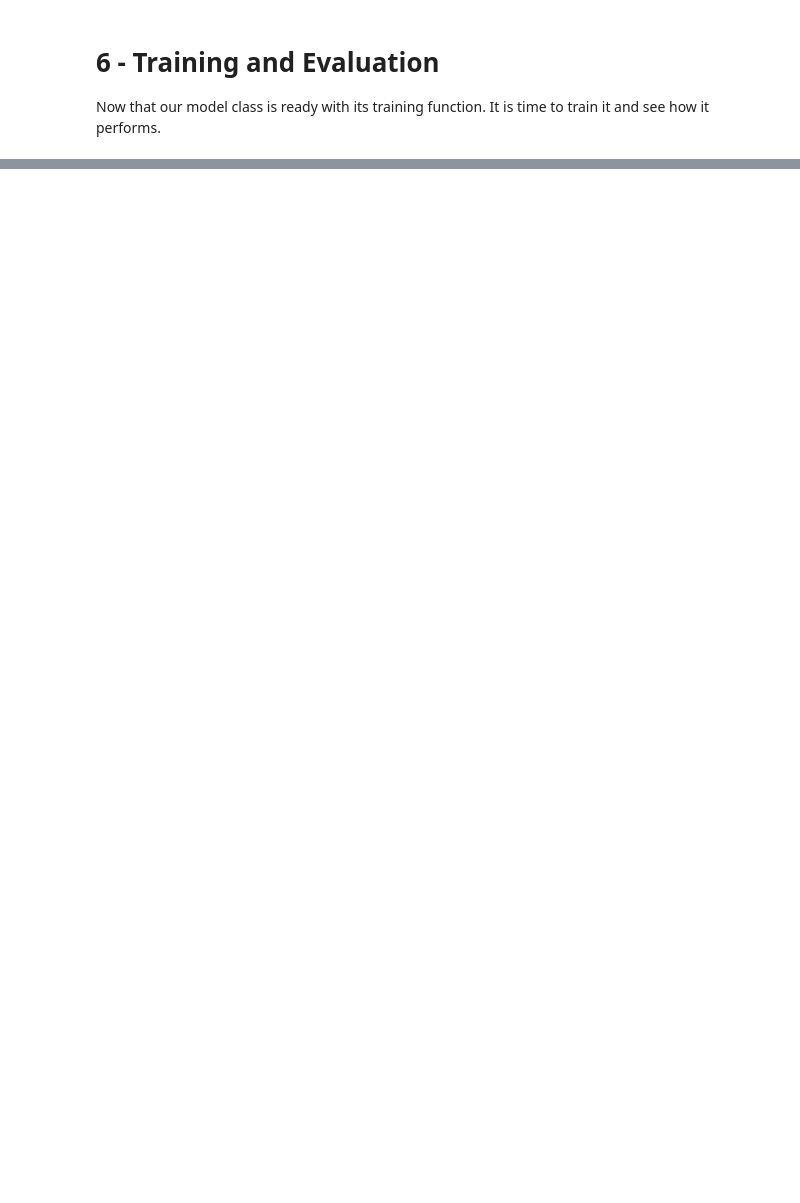
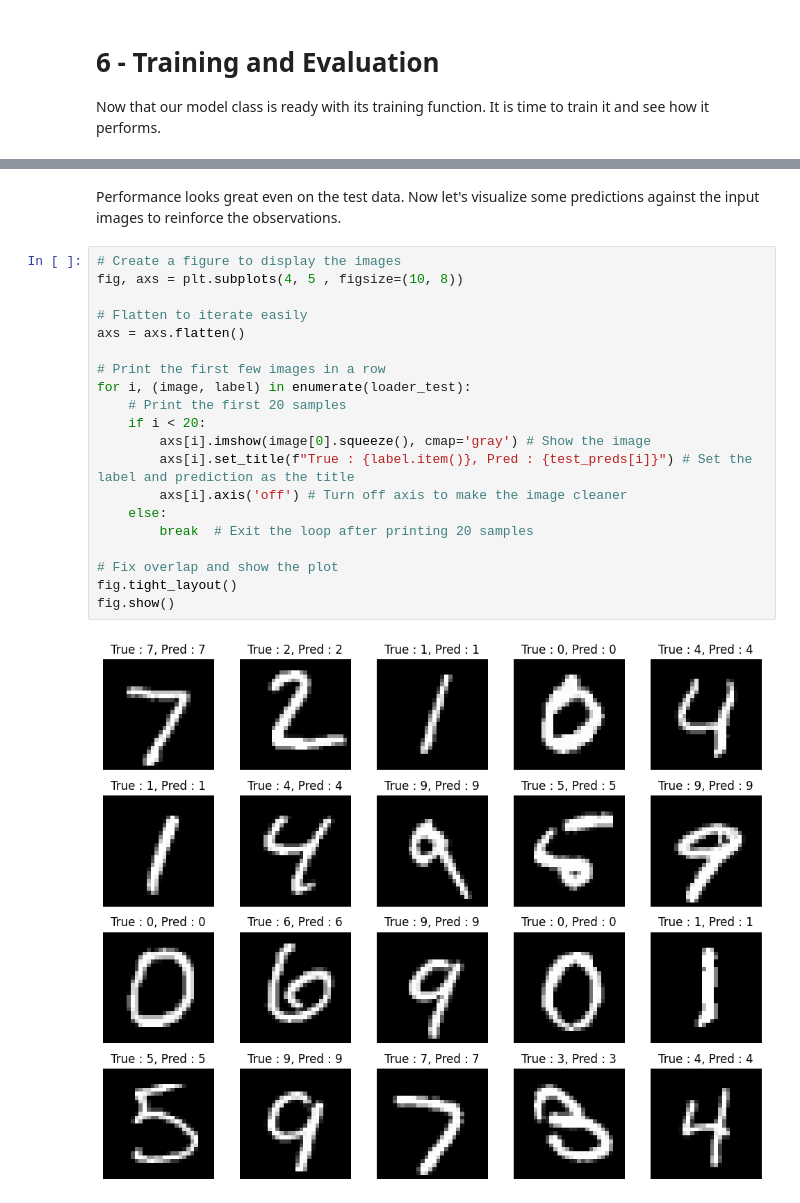
Before and after one commit to DoubleCyclone/Neural-Network-From-Scratch, a Jupyter notebook: notebooks/Neural_Network_From_Scratch.ipynb, the cells around one changed output, grey strips where cells are left out. Drawn from its saved outputs; the diff is of its cells as text; blank space fills up the shorter version.

```diff
--- a/notebooks/Neural_Network_From_Scratch.ipynb
+++ b/notebooks/Neural_Network_From_Scratch.ipynb
@@ -508,0 +520,24 @@ Epoch 90/100, Train Loss: 0.0468, Train Acc: 0.9897, Train Pre: 0.9897, Train Re
+# %% [markdown]
+Performance looks great even on the test data. Now let's visualize some predictions against the input images to reinforce the observations.
+# %%
+# Create a figure to display the images
+fig, axs = plt.subplots(4, 5 , figsize=(10, 8))
+
+# Flatten to iterate easily
+axs = axs.flatten()
+
+# Print the first few images in a row
+for i, (image, label) in enumerate(loader_test):
+    # Print the first 20 samples
+    if i < 20:
+        axs[i].imshow(image[0].squeeze(), cmap='gray') # Show the image
+        axs[i].set_title(f"True : {label.item()}, Pred : {test_preds[i]}") # Set the label and prediction as the title
+        axs[i].axis('off') # Turn off axis to make the image cleaner
+    else:
+        break  # Exit the loop after printing 20 samples
+
+# Fix overlap and show the plot
+fig.tight_layout()
+fig.show()
+# %% [output]
+[figure, added]
```
Also changed, not shown: parts of 23 cells of this notebook.
